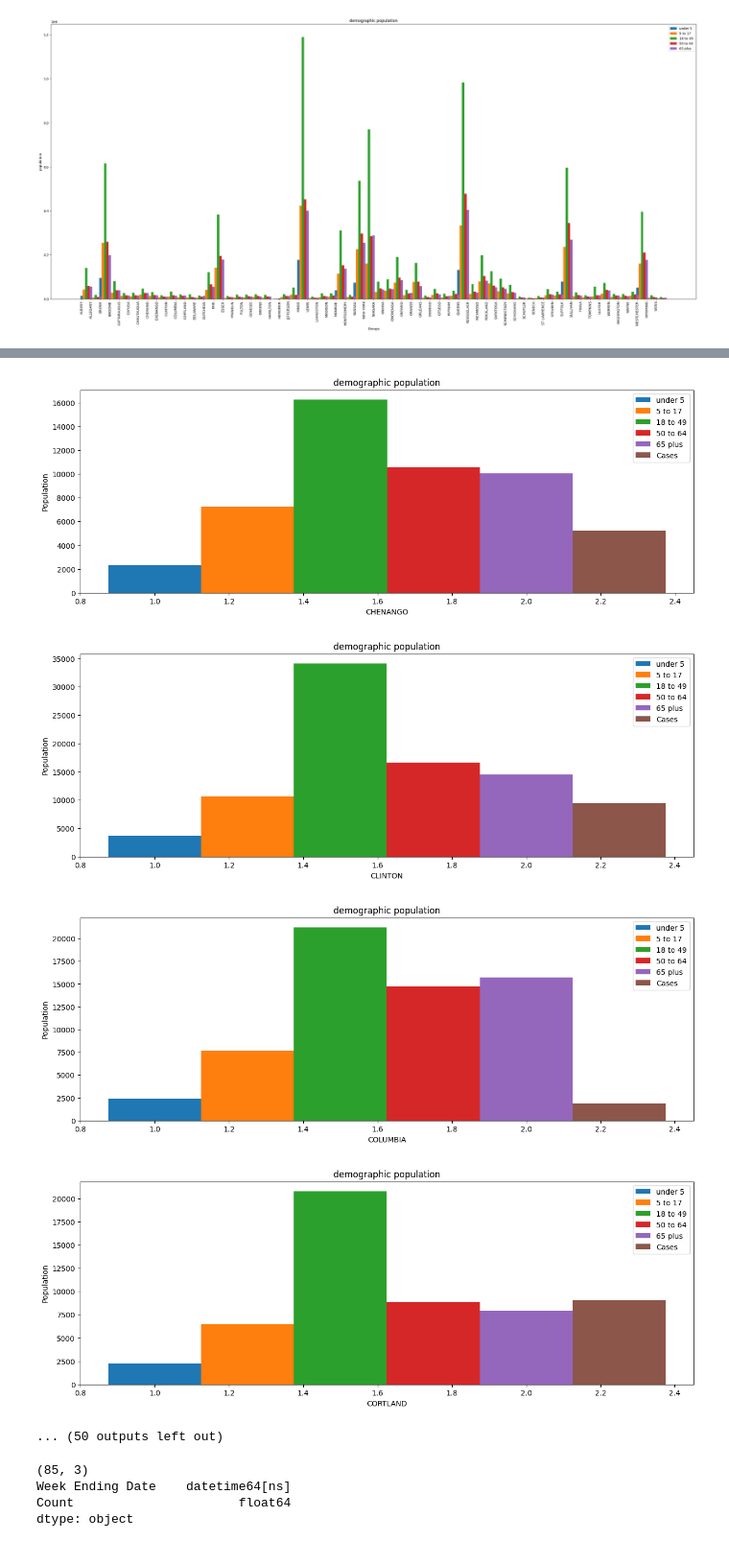
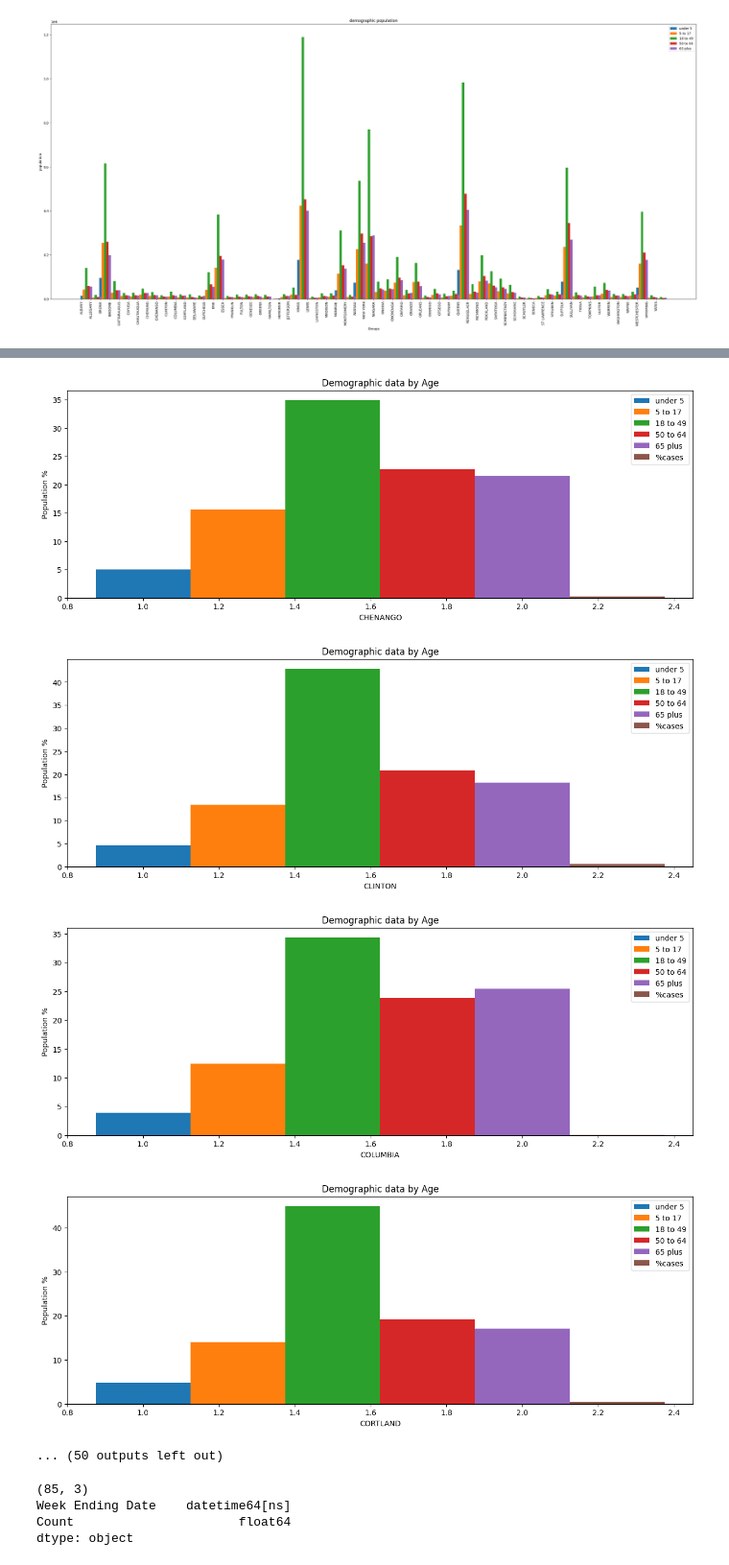
Before and after one commit to guptashrey/spread-of-airborne-diseases, a Jupyter notebook: src/visualizations_ver1.ipynb, the cells around one changed output, grey strips where cells are left out. Shown at 96% size. Drawn from its saved outputs; the diff is of its cells as text; code cells hidden in the pictures.

Commit message:
updated population vis.

```diff
--- a/src/visualizations_ver1.ipynb
+++ b/src/visualizations_ver1.ipynb
@@ -147,6 +148,7 @@ plt.show()
 # %%
 #population demographic graphs for each county
 X = corr['County'].to_list()
+#X=['ALBANY']
 Y = corr['pop_04'].to_list()
 A = corr['pop_517'].to_list()
 B = corr['pop_1849'].to_list()
@@ -156,16 +158,23 @@ Z = corr['pop_65plus'].to_list()
 for county in X:
     X_axis = 1
     plt.figure(figsize=(15,5))
-    plt.bar(X_axis, corr[corr['County']==county]['pop_04'], 0.25, label = 'under 5')
-    plt.bar(X_axis+0.25, corr[corr['County']==county]['pop_517'], 0.25, label = '5 to 17')
-    plt.bar(X_axis+0.25*2, corr[corr['County']==county]['pop_1849'], 0.25, label = '18 to 49')
-    plt.bar(X_axis+0.25*3, corr[corr['County']==county]['pop_5064'], 0.25, label = '50 to 64')
-    plt.bar(X_axis+0.25*4, corr[corr['County']==county]['pop_65plus'], 0.25, label = '65 plus')
-    plt.bar(X_axis+0.25*5, corr[corr['County']==county]['Cases']*10, 0.25, label = 'Cases')
+    plt.bar(X_axis, corr[corr['County']==county]['pop_04']/corr[corr['County']==county]['pop_est']*100, 0.25, label = 'under 5')
+    plt.bar(X_axis+0.25, corr[corr['County']==county]['pop_517']/corr[corr['County']==county]['pop_est']*100, 0.25, label = '5 to 17')
+    plt.bar(X_axis+0.25*2, corr[corr['County']==county]['pop_1849']/corr[corr['County']==county]['pop_est']*100, 0.25, label = '18 to 49')
+    plt.bar(X_axis+0.25*3, corr[corr['County']==county]['pop_5064']/corr[corr['County']==county]['pop_est']*100, 0.25, label = '50 to 64')
+    plt.bar(X_axis+0.25*4, corr[corr['County']==county]['pop_65plus']/corr[corr['County']==county]['pop_est']*100, 0.25, label = '65 plus')
+    plt.bar(X_axis+0.25*5, corr[corr['County']==county]['Cases']/(corr['Cases'].sum())*100, 0.25, label = '%cases')
+    #print(X_albany.shape)
+    #percent=X_albany['Count'].pct_change().reset_index()
+    #plot=percent[percent['Week Ending Date']>'']
+    #print(percent.dtypes)
+    #plt.plot(percent['Week Ending Date'],percent['Count'],label='Cases')
+    plt.plot()
+    #plt.plot(corr[corr['County']==county]['Cases'],1, label='Cases')
     #plt.xticks(county)
     plt.xlabel(county)
-    plt.ylabel("Population")
-    plt.title("demographic population")
+    plt.ylabel("Population %")
+    plt.title("Demographic data by Age")
     plt.legend()
     plt.show()
 # %% [output]
@@ -180,6 +189,6 @@ for county in X:
-[figure, old version]
+[figure, new version]
-[figure, old version]
+[figure, new version]
-[figure, old version]
+[figure, new version]
-[figure, old version]
+[figure, new version]
 ... (50 outputs left out)
 # %%
```
Also changed, not shown: parts of 6 cells of this notebook.
